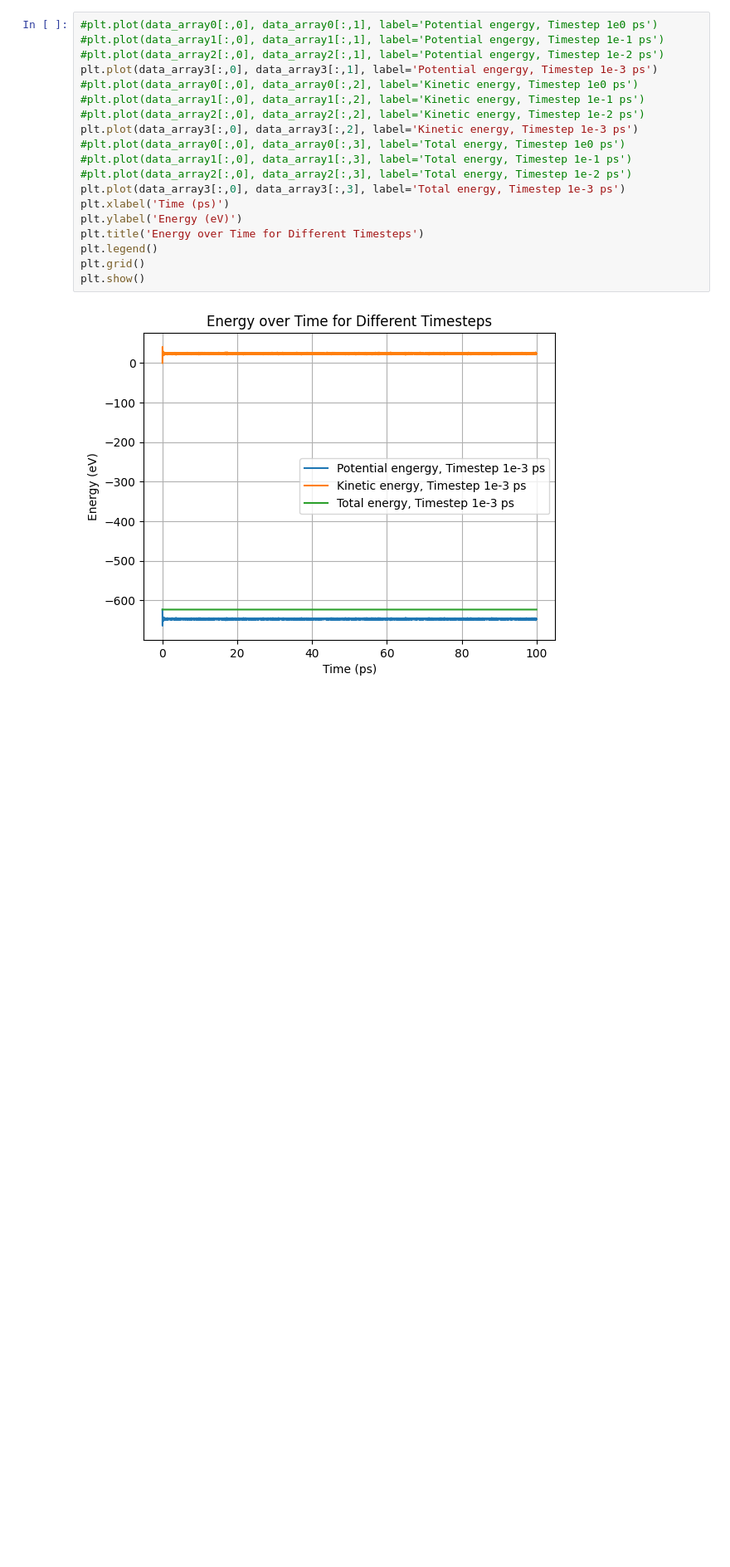
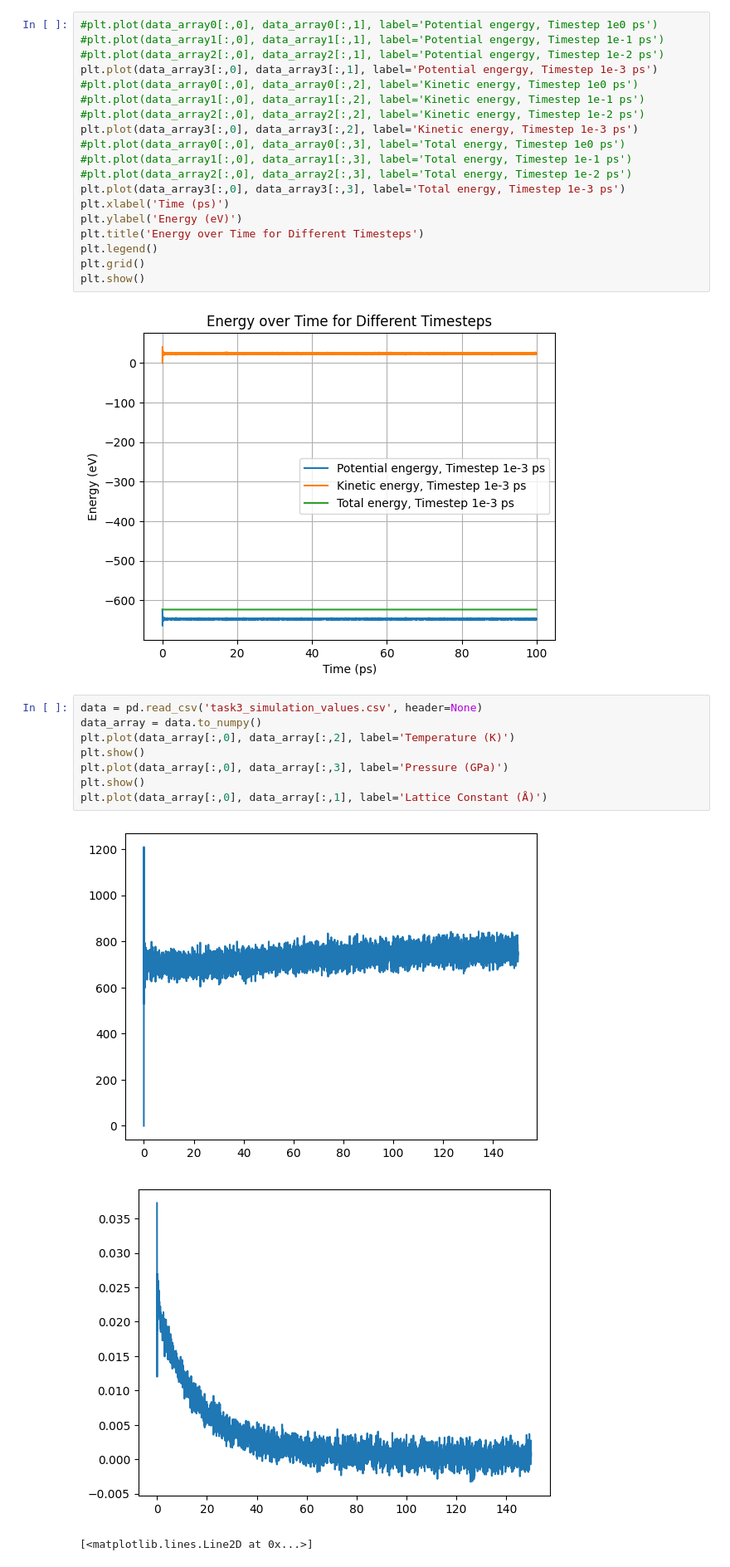
Before and after one commit to RichardBlucher/fka122-Exercises, a Jupyter notebook: fka122-Exercises1/Home-assignment/H1/visual.ipynb, the cells around one changed output. Shown at 83% size. Saved outputs shown, nothing was run; the diff lists cells and outputs as text; blank space fills up the shorter version.

```diff
--- a/fka122-Exercises1/Home-assignment/H1/visual.ipynb
+++ b/fka122-Exercises1/Home-assignment/H1/visual.ipynb
@@ -158,3 +158,15 @@ plt.grid()
 plt.show()
 # %% [output]
 [figure]
+# %%
+data = pd.read_csv('task3_simulation_values.csv', header=None)
+data_array = data.to_numpy()
+plt.plot(data_array[:,0], data_array[:,2], label='Temperature (K)')
+plt.show()
+plt.plot(data_array[:,0], data_array[:,3], label='Pressure (GPa)')
+plt.show()
+plt.plot(data_array[:,0], data_array[:,1], label='Lattice Constant (Å)')
+# %% [output]
+[figure, added]
+[figure, added]
+[<matplotlib.lines.Line2D at 0x...>]
```
Also changed, not shown: parts of 3 cells of this notebook, 17 other files.
